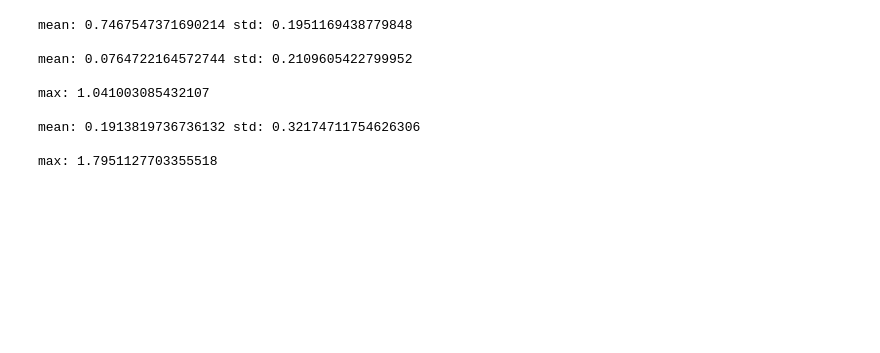
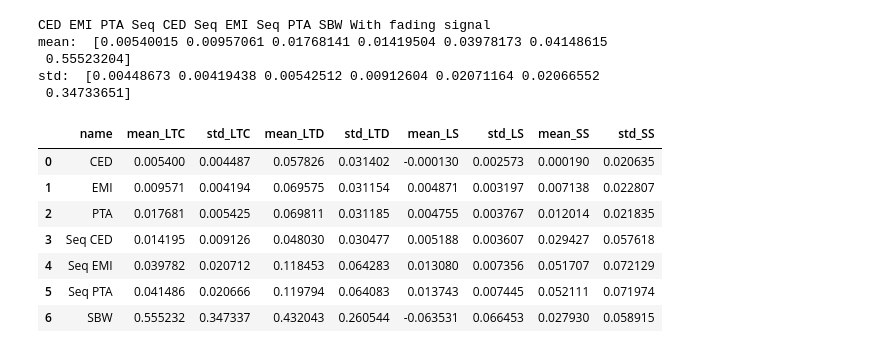
Before and after one commit to mirzaees/2022_MiaplPy_Mirzaee_Amelung_Fattahi, a Jupyter notebook: Assess_decorrelation_and_fading_signal.ipynb, the cells around one changed output. Drawn from its saved outputs; the diff is of its cells as text; code cells hidden in the pictures; blank space fills up the shorter version.

```diff
--- a/Assess_decorrelation_and_fading_signal.ipynb
+++ b/Assess_decorrelation_and_fading_signal.ipynb
@@ -142,30 +37,42 @@ mean: 0.027133320044063405 std: 0.02971126515897759
-# %%
-diff1 = rmsemat_est[:, 0:6:2] -  rmsemat_est[:, 6:12:2]
-diff2 = rmsemat_est_nof[:, 0:6:2] -  rmsemat_est_nof[:, 6:12:2]
-diff = np.concatenate((diff1, diff2), axis=1)
-print('mean:',np.mean(diff),'std:', np.std(diff), '\n')
-
-diff1 = rmsemat_s_est[:, 0:6:2] -  rmsemat_s_est[:, 6:12:2]
-diff2 = rmsemat_s_est_nof[:, 0:6:2] -  rmsemat_s_est_nof[:, 6:12:2]
-diff = np.concatenate((diff1, diff2), axis=1)
-print('mean:',np.mean(diff),'std:', np.std(diff), '\n')
-
-print('max:',np.max(diff), '\n')
-
-
-diff1 = rmsemat_s_est[:, 0:12]
-diff2 = rmsemat_s_est_nof[:, 0:12]
-diff = np.concatenate((diff1, diff2), axis=1)
-print('mean:',np.mean(diff),'std:', np.std(diff), '\n')
-
-print('max:',np.max(diff), '\n')
-# %% [output]
-mean: 0.7467547371690214 std: 0.1951169438779848
-
-mean: 0.0764722164572744 std: 0.2109605422799952
-
-max: 1.041003085432107
-
-mean: 0.1913819736736132 std: 0.32174711754626306
-
-max: 1.7951127703355518
+# %%
+# long term coherent 'CED', 'EMI', 'PTA', 'Seq CED', 'Seq EMI', 'Seq PTA', 'SBW','With fading signal'
+print('CED', 'EMI', 'PTA', 'Seq CED', 'Seq EMI', 'Seq PTA', 'SBW','With fading signal')
+print('mean: ', np.mean((rmsemat_est[:,1::2] - rmsemat_est_nof[:,1::2]), axis=0))
+print('std: ', np.std((rmsemat_est[:,1::2] - rmsemat_est_nof[:,1::2]), axis=0))
+# %% [output]
+CED EMI PTA Seq CED Seq EMI Seq PTA SBW With fading signal
+mean:  [0.00540015 0.00957061 0.01768141 0.01419504 0.03978173 0.04148615
+ 0.55523204]
+std:  [0.00448673 0.00419438 0.00542512 0.00912604 0.02071164 0.02066552
+ 0.34733651]
+# %%
+import pandas as pd
+# LTC: Long term coherent
+# LTD: Long ter decorrelated
+# LS: Light seasonal decorrelation
+# SS: Srong seasonal decorrelation
+
+list1 = ['CED', 'EMI', 'PTA', 'Seq CED', 'Seq EMI', 'Seq PTA', 'SBW','With fading signal']
+list2 = list(np.mean((rmsemat_est[:,1::2] - rmsemat_est_nof[:,1::2]), axis=0))
+list3 = list(np.std((rmsemat_est[:,1::2] - rmsemat_est_nof[:,1::2]), axis=0))
+list4 = list(np.mean((rmsemat_est[:,0::2] - rmsemat_est_nof[:,0::2]), axis=0))
+list5 = list(np.std((rmsemat_est[:,0::2] - rmsemat_est_nof[:,0::2]), axis=0))
+
+list6 = list(np.mean((rmsemat_s_est[:,1::2] - rmsemat_s_est_nof[:,1::2]), axis=0))
+list7 = list(np.std((rmsemat_s_est[:,1::2] - rmsemat_s_est_nof[:,1::2]), axis=0))
+list8 = list(np.mean((rmsemat_s_est[:,0::2] - rmsemat_s_est_nof[:,0::2]), axis=0))
+list9 = list(np.std((rmsemat_s_est[:,0::2] - rmsemat_s_est_nof[:,0::2]), axis=0))
+
+df = pd.DataFrame(list(zip(list1, list2, list3, list4, list5, list6, list7, list8, list9)),
+                  columns =['name','mean_LTC', 'std_LTC', 'mean_LTD', 'std_LTD',
+                            'mean_LS', 'std_LS', 'mean_SS', 'std_SS'])
+df
+# %% [output]
+|  | name | mean_LTC | std_LTC | mean_LTD | std_LTD | mean_LS | std_LS | mean_SS | std_SS |
+| 0 | CED | 0.005400 | 0.004487 | 0.057826 | 0.031402 | -0.000130 | 0.002573 | 0.000190 | 0.020635 |
+| 1 | EMI | 0.009571 | 0.004194 | 0.069575 | 0.031154 | 0.004871 | 0.003197 | 0.007138 | 0.022807 |
+| 2 | PTA | 0.017681 | 0.005425 | 0.069811 | 0.031185 | 0.004755 | 0.003767 | 0.012014 | 0.021835 |
+| 3 | Seq CED | 0.014195 | 0.009126 | 0.048030 | 0.030477 | 0.005188 | 0.003607 | 0.029427 | 0.057618 |
+| 4 | Seq EMI | 0.039782 | 0.020712 | 0.118453 | 0.064283 | 0.013080 | 0.007356 | 0.051707 | 0.072129 |
+| 5 | Seq PTA | 0.041486 | 0.020666 | 0.119794 | 0.064083 | 0.013743 | 0.007445 | 0.052111 | 0.071974 |
+| 6 | SBW | 0.555232 | 0.347337 | 0.432043 | 0.260544 | -0.063531 | 0.066453 | 0.027930 | 0.058915 |
```
Also changed, not shown: parts of 8 cells of this notebook, 11 other files.
